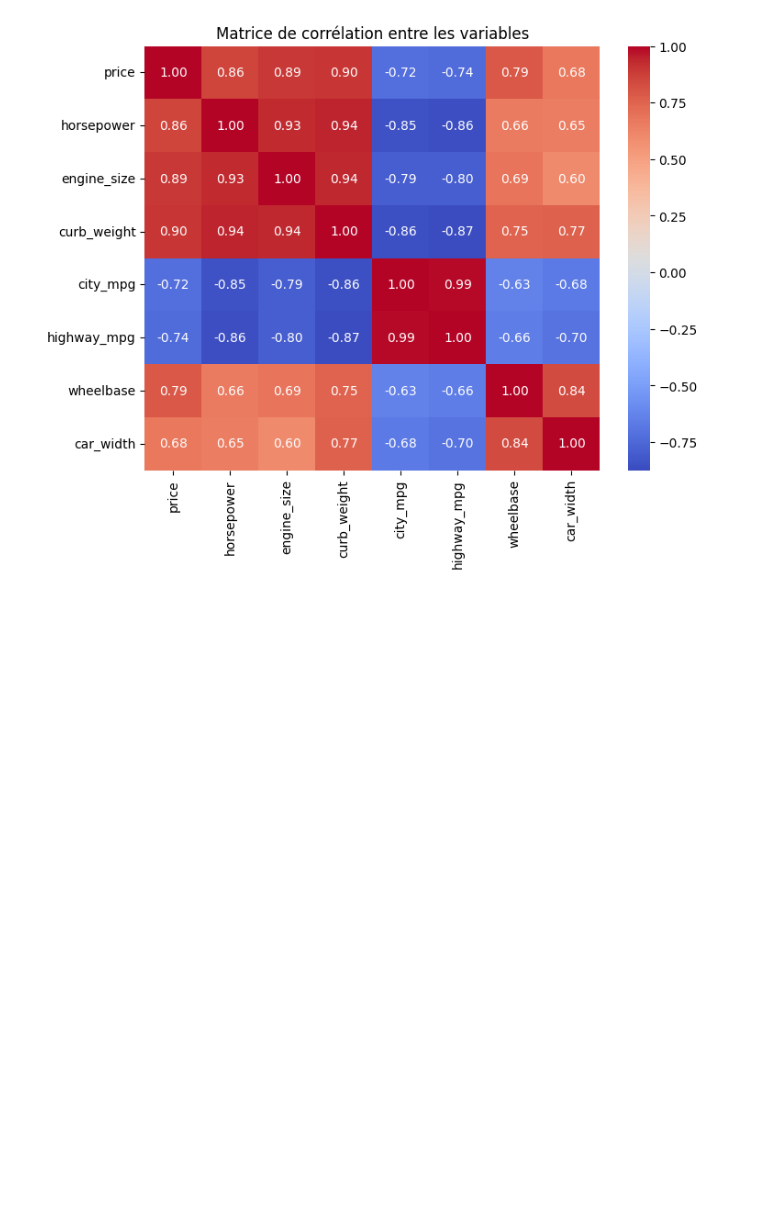
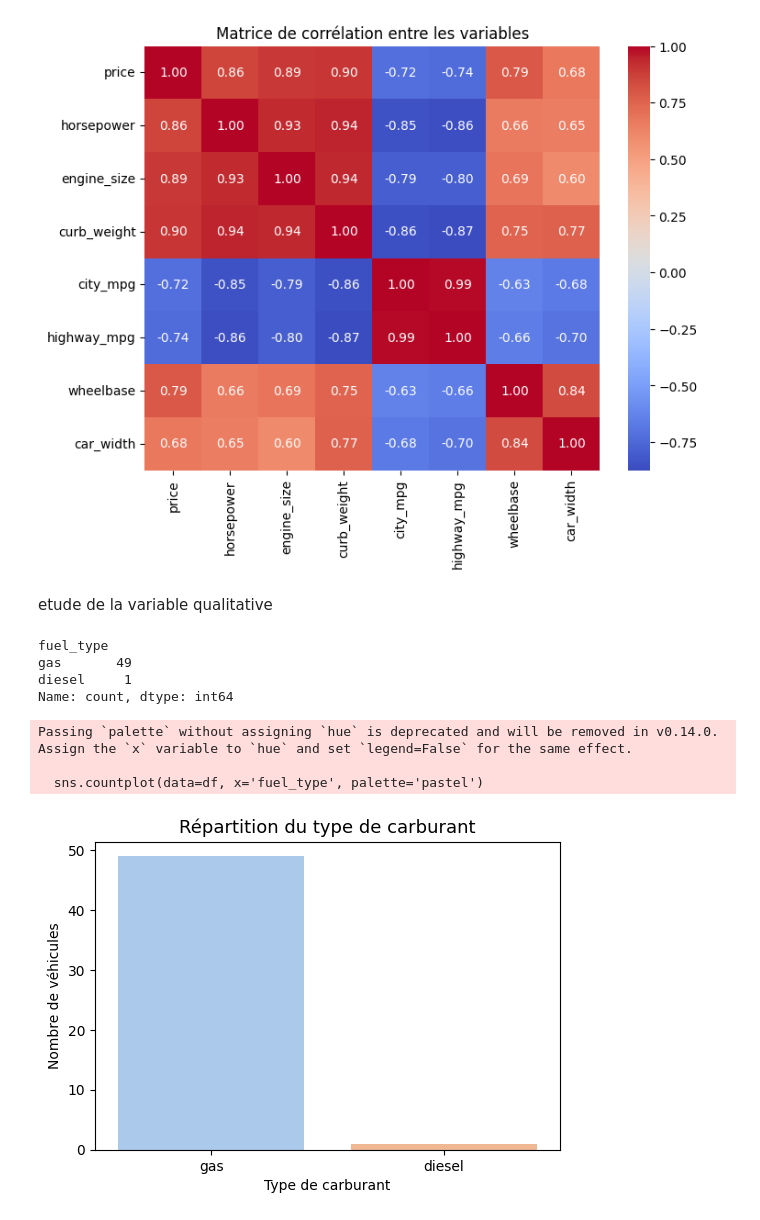
Before and after one commit to TTM1971/Mod-lisation-statistique-pour-la-pr-diction-du-prix-des-voitures, a Jupyter notebook: code.ipynb, the cells around one changed output. Drawn from its saved outputs; the diff is of its cells as text; code cells hidden in the pictures; blank space fills up the shorter version.

```diff
--- a/code.ipynb
+++ b/code.ipynb
@@ -99,3 +99,28 @@ plt.title("Matrice de corrélation entre les variables")
 plt.show()
 # %% [output]
 [figure]
+# %% [markdown]
+etude de la variable qualitative
+# %%
+# Aperçu des modalités
+print(df['fuel_type'].value_counts())
+
+# Visualisation
+import seaborn as sns
+import matplotlib.pyplot as plt
+
+plt.figure(figsize=(6,4))
+sns.countplot(data=df, x='fuel_type', palette='pastel')
+plt.title("Répartition du type de carburant", fontsize=13)
+plt.xlabel("Type de carburant")
+plt.ylabel("Nombre de véhicules")
+plt.show()
+# %% [output]
+fuel_type
+gas       49
+diesel     1
+Name: count, dtype: int64
+Passing `palette` without assigning `hue` is deprecated and will be removed in v0.14.0. Assign the `x` variable to `hue` and set `legend=False` for the same effect.
+
+  sns.countplot(data=df, x='fuel_type', palette='pastel')
+[figure, added]
```
Also changed, not shown: parts of 29 cells of this notebook.
